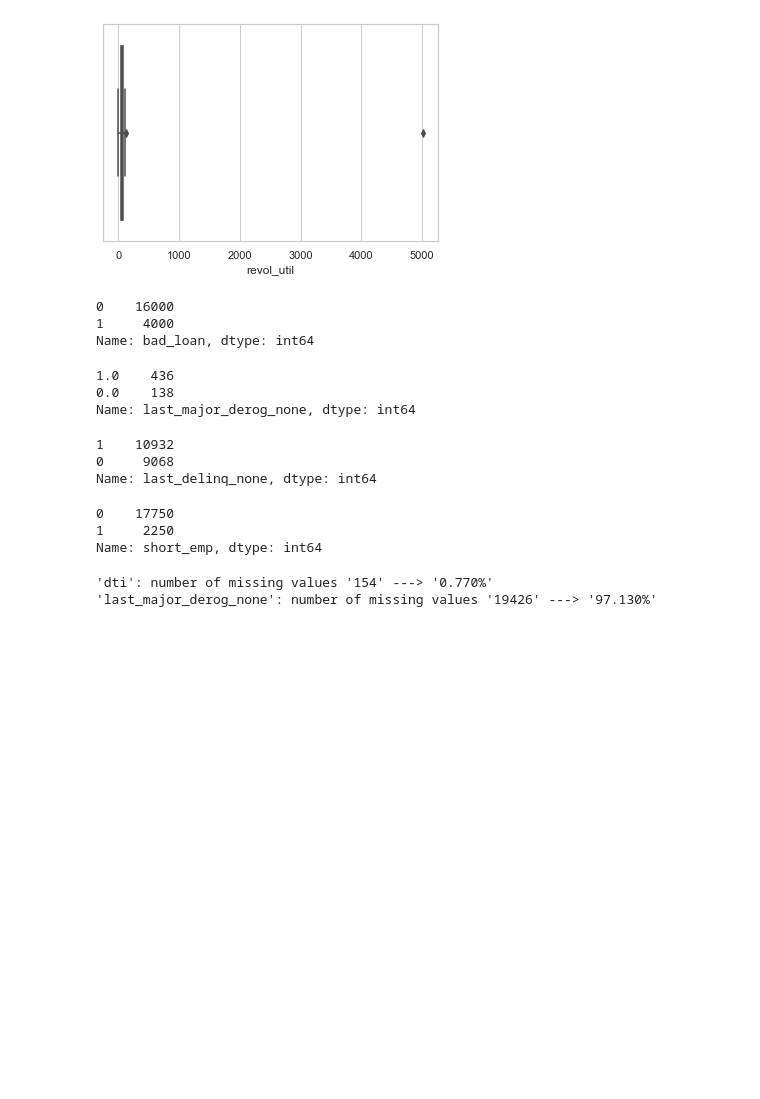
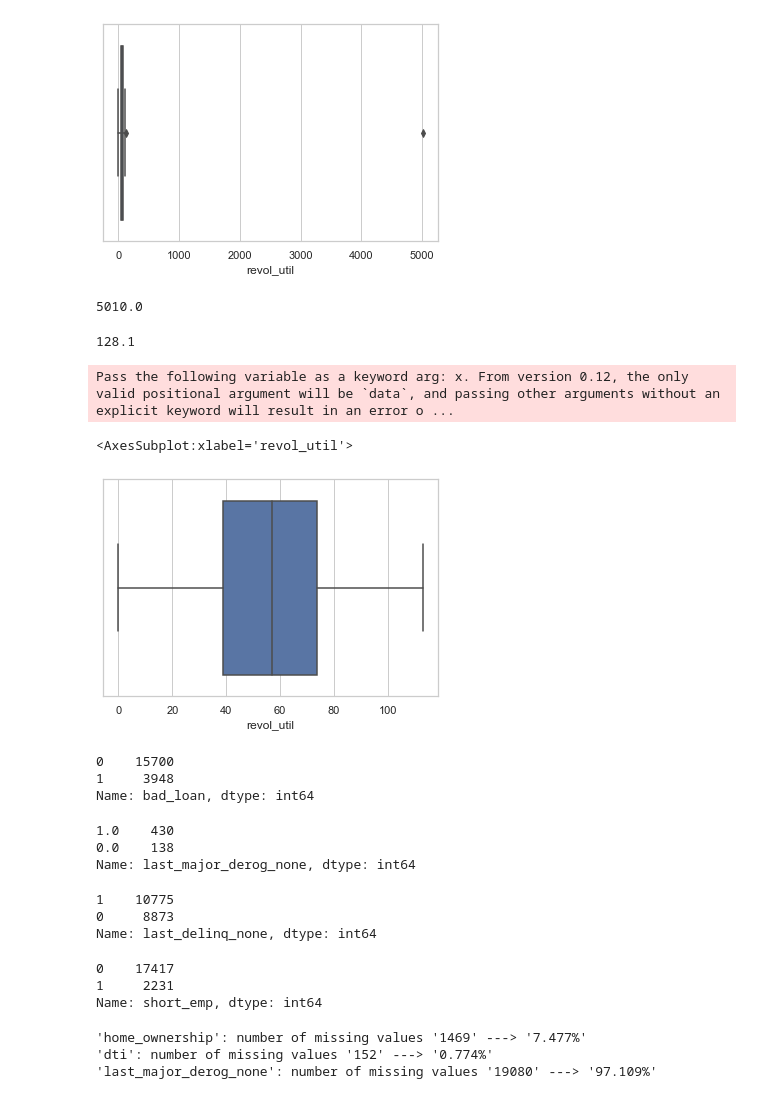
Before and after one commit to LiamO93/Data_Projects, a Jupyter notebook: Loan Default Project.ipynb, the cells around one changed output. Cells and saved outputs as stored; diff of their text form; code cells hidden in the pictures; blank space fills up the shorter version.

```diff
--- a/Loan Default Project.ipynb
+++ b/Loan Default Project.ipynb
@@ -240,39 +254,62 @@ sns.boxplot(df_loan_dataset['revol_util'])
 Pass the following variable as a keyword arg: x. From version 0.12, the only valid positional argument will be `data`, and passing other arguments without an explicit keyword will result in an error o ...
 <AxesSubplot:xlabel='revol_util'>
 [figure]
+# %%
+df_loan_dataset1['revol_util'].max()
+# %% [output]
+5010.0
+# %%
+df_loan_dataset2 = df_loan_dataset1[df_loan_dataset1.revol_util != 5010.0]
+# %%
+df_loan_dataset2['revol_util'].max()
+# %% [output]
+128.1
+# %%
+df_loan_dataset3 = df_loan_dataset2[df_loan_dataset2.revol_util != 128.1]
+# %%
+#sns.set_theme(style="whitegrid")
+#sns.boxplot(df_loan_dataset_2['revol_util'])
+
+sns.set_theme(style="whitegrid")
+sns.boxplot(df_loan_dataset3['revol_util'])
+# %% [output]
+Pass the following variable as a keyword arg: x. From version 0.12, the only valid positional argument will be `data`, and passing other arguments without an explicit keyword will result in an error o ...
+<AxesSubplot:xlabel='revol_util'>
+[figure, added]
 # %%
-df_loan_dataset['bad_loan'].value_counts()
+df_loan_dataset3['bad_loan'].value_counts()
 # %% [output]
-0    16000
-1     4000
+0    15700
+1     3948
 Name: bad_loan, dtype: int64
 # %%
-df_loan_dataset['last_major_derog_none'].value_counts()
+df_loan_dataset3['last_major_derog_none'].value_counts()
 # %% [output]
-1.0    436
+1.0    430
 0.0    138
 Name: last_major_derog_none, dtype: int64
 # %%
-df_loan_dataset['last_delinq_none'].value_counts()
+df_loan_dataset3['last_delinq_none'].value_counts()
 # %% [output]
-1    10932
-0     9068
+1    10775
+0     8873
 Name: last_delinq_none, dtype: int64
 # %%
-df_loan_dataset['short_emp'].value_counts()
+df_loan_dataset3['short_emp'].value_counts()
 # %% [output]
-0    17750
-1     2250
+0    17417
+1     2231
 Name: short_emp, dtype: int64
 # %%
 #missing Values
-for column in df_loan_dataset.columns:
-    if df_loan_dataset[column].isna().sum() != 0:
-        missing = df_loan_dataset[column].isna().sum()
-        portion = (missing / df_loan_dataset.shape[0]) * 100
+for column in df_loan_dataset3.columns:
+    if df_loan_dataset3[column].isna().sum() != 0:
+        missing = df_loan_dataset3[column].isna().sum()
+        portion = (missing / df_loan_dataset3.shape[0]) * 100
         print(f"'{column}': number of missing values '{missing}' ---> '{portion:.3f}%'")
 # %% [output]
-'dti': number of missing values '154' ---> '0.770%'
-'last_major_derog_none': number of missing values '19426' ---> '97.130%'
+'home_ownership': number of missing values '1469' ---> '7.477%'
+'dti': number of missing values '152' ---> '0.774%'
+'last_major_derog_none': number of missing values '19080' ---> '97.109%'
 # %%
 #replace missing values - home_ownership (mode imputation)
```
Also changed, not shown: parts of 16 cells of this notebook.
